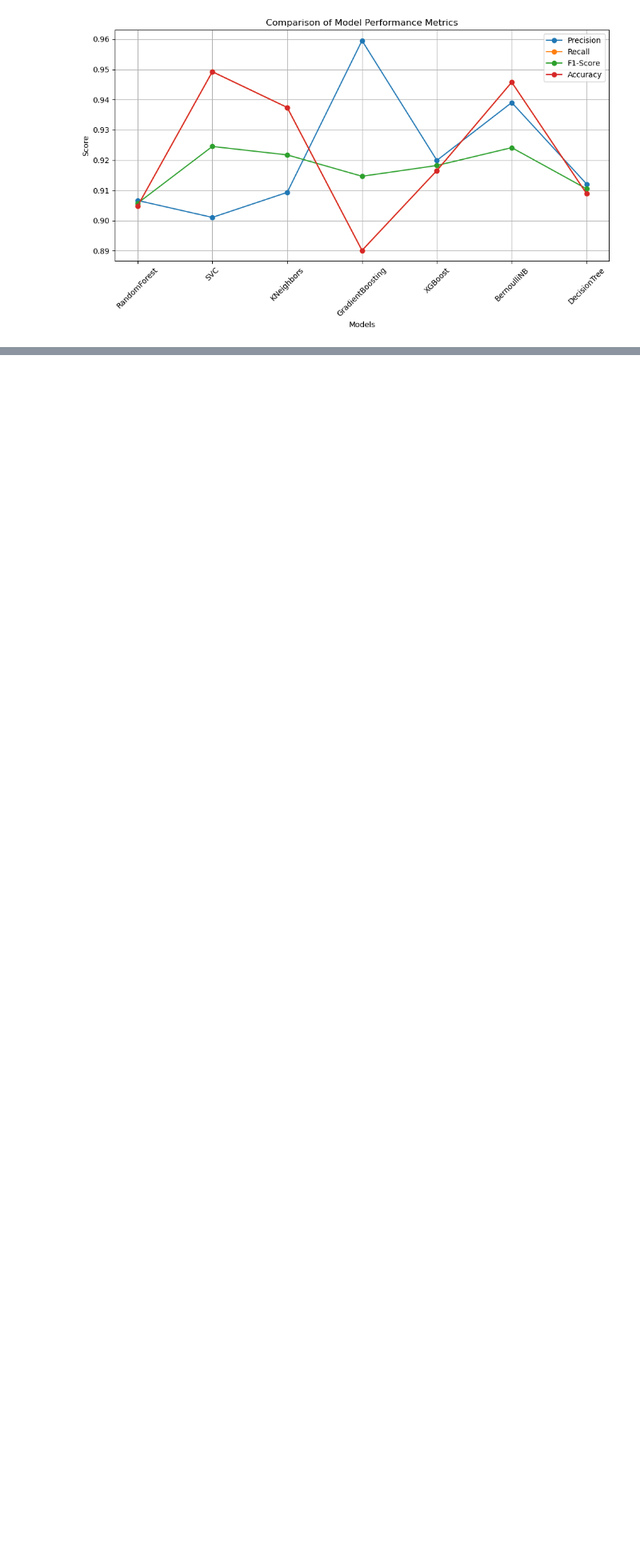
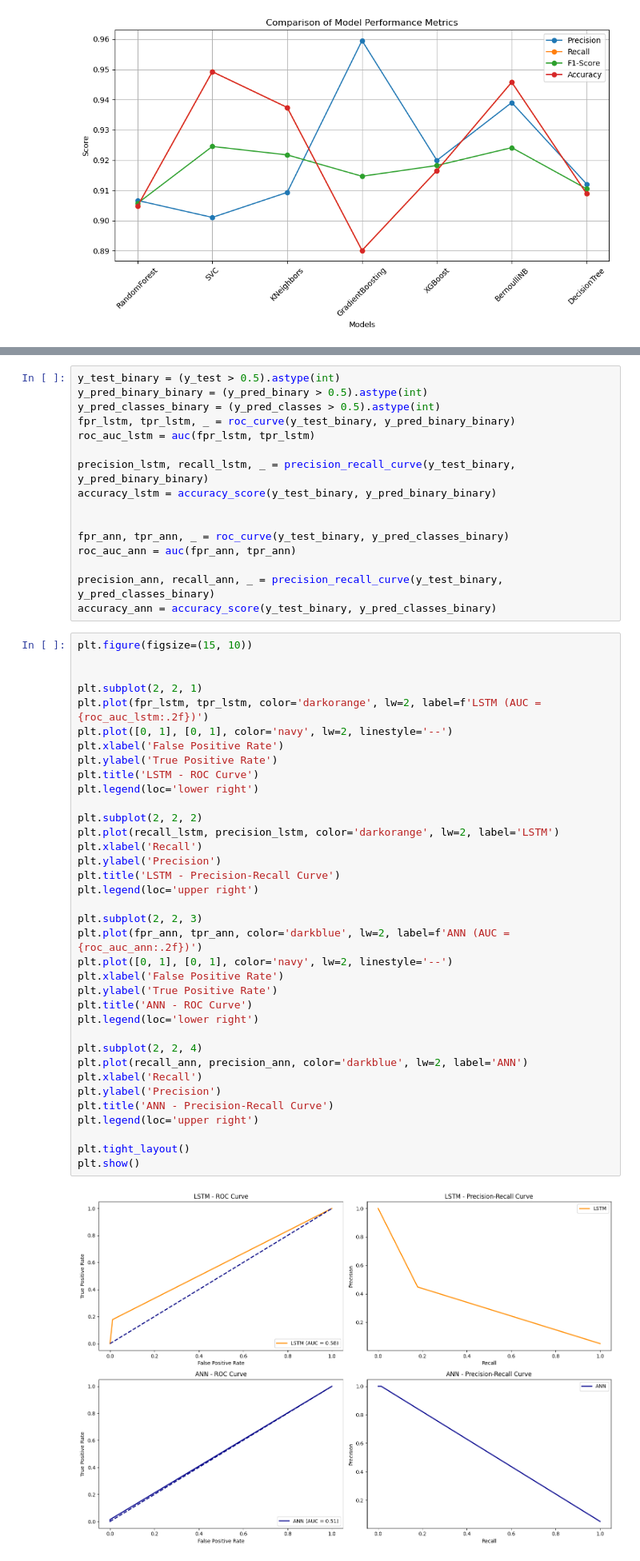
Before and after one commit to aashishops/Thyroid-Performance-Analysis, a Jupyter notebook: src/model_comp.ipynb, the cells around one changed output, grey strips where cells are left out. Shown at 80% size. Saved outputs shown, nothing was run; the diff lists cells and outputs as text; blank space fills up the shorter version.

```diff
--- a/src/model_comp.ipynb
+++ b/src/model_comp.ipynb
@@ -322,0 +387,54 @@ plt.show()
+# %%
+y_test_binary = (y_test > 0.5).astype(int)
+y_pred_binary_binary = (y_pred_binary > 0.5).astype(int)
+y_pred_classes_binary = (y_pred_classes > 0.5).astype(int)
+fpr_lstm, tpr_lstm, _ = roc_curve(y_test_binary, y_pred_binary_binary)
+roc_auc_lstm = auc(fpr_lstm, tpr_lstm)
+
+precision_lstm, recall_lstm, _ = precision_recall_curve(y_test_binary, y_pred_binary_binary)
+accuracy_lstm = accuracy_score(y_test_binary, y_pred_binary_binary)
+
+
+fpr_ann, tpr_ann, _ = roc_curve(y_test_binary, y_pred_classes_binary)
+roc_auc_ann = auc(fpr_ann, tpr_ann)
+
+precision_ann, recall_ann, _ = precision_recall_curve(y_test_binary, y_pred_classes_binary)
+accuracy_ann = accuracy_score(y_test_binary, y_pred_classes_binary)
+# %%
+plt.figure(figsize=(15, 10))
+
+
+plt.subplot(2, 2, 1)
+plt.plot(fpr_lstm, tpr_lstm, color='darkorange', lw=2, label=f'LSTM (AUC = {roc_auc_lstm:.2f})')
+plt.plot([0, 1], [0, 1], color='navy', lw=2, linestyle='--')
+plt.xlabel('False Positive Rate')
+plt.ylabel('True Positive Rate')
+plt.title('LSTM - ROC Curve')
+plt.legend(loc='lower right')
+
+plt.subplot(2, 2, 2)
+plt.plot(recall_lstm, precision_lstm, color='darkorange', lw=2, label='LSTM')
+plt.xlabel('Recall')
+plt.ylabel('Precision')
+plt.title('LSTM - Precision-Recall Curve')
+plt.legend(loc='upper right')
+
+plt.subplot(2, 2, 3)
+plt.plot(fpr_ann, tpr_ann, color='darkblue', lw=2, label=f'ANN (AUC = {roc_auc_ann:.2f})')
+plt.plot([0, 1], [0, 1], color='navy', lw=2, linestyle='--')
+plt.xlabel('False Positive Rate')
+plt.ylabel('True Positive Rate')
+plt.title('ANN - ROC Curve')
+plt.legend(loc='lower right')
+
+plt.subplot(2, 2, 4)
+plt.plot(recall_ann, precision_ann, color='darkblue', lw=2, label='ANN')
+plt.xlabel('Recall')
+plt.ylabel('Precision')
+plt.title('ANN - Precision-Recall Curve')
+plt.legend(loc='upper right')
+
+plt.tight_layout()
+plt.show()
+# %% [output]
+[figure, added]
```
Also changed, not shown: parts of 17 cells of this notebook.
